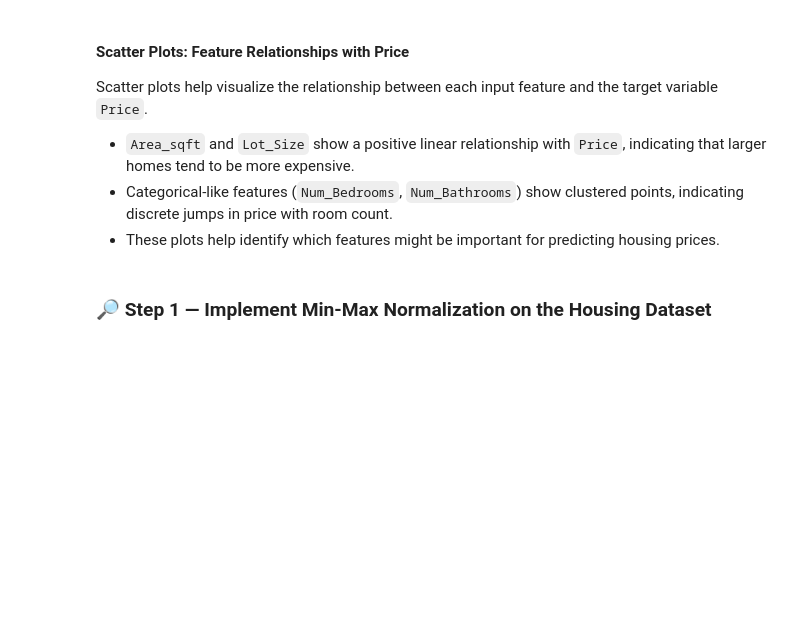
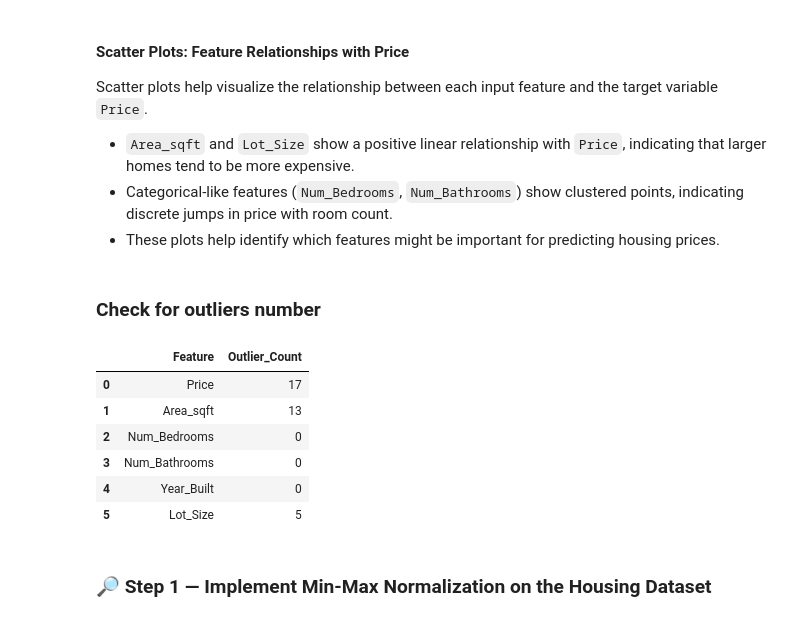
Before and after one commit to MandeepCon/MinMaxNormalization, a Jupyter notebook: MinMax_Normalization_Workshop.ipynb, the cells around one changed output. Cells and saved outputs as stored; diff of their text form; code cells hidden in the pictures; blank space fills up the shorter version.

```diff
--- a/MinMax_Normalization_Workshop.ipynb
+++ b/MinMax_Normalization_Workshop.ipynb
@@ -256,6 +256,33 @@ Scatter plots help visualize the relationship between each input feature and the
 - `Area_sqft` and `Lot_Size` show a positive linear relationship with `Price`, indicating that larger homes tend to be more expensive.
 - Categorical-like features (`Num_Bedrooms`, `Num_Bathrooms`) show clustered points, indicating discrete jumps in price with room count.
 - These plots help identify which features might be important for predicting housing prices.
+# %% [markdown]
+### Check for outliers number
+# %%
+# Function to count outliers using the IQR method
+def count_outliers_iqr(data, column):
+    Q1 = data[column].quantile(0.25)
+    Q3 = data[column].quantile(0.75)
+    IQR = Q3 - Q1
+    lower_bound = Q1 - 1.5 * IQR
+    upper_bound = Q3 + 1.5 * IQR
+    outliers = data[(data[column] < lower_bound) | (data[column] > upper_bound)]
+    return len(outliers)
+
+# Apply to each relevant numeric column
+outlier_counts = {col: count_outliers_iqr(housingdata, col) for col in numeric_cols}
+
+# Convert to DataFrame for display
+outlier_df = pd.DataFrame(list(outlier_counts.items()), columns=['Feature', 'Outlier_Count'])
+outlier_df
+# %% [output]
+|  | Feature | Outlier_Count |
+| 0 | Price | 17 |
+| 1 | Area_sqft | 13 |
+| 2 | Num_Bedrooms | 0 |
+| 3 | Num_Bathrooms | 0 |
+| 4 | Year_Built | 0 |
+| 5 | Lot_Size | 5 |
 # %% [markdown]
 ### 🔎 Step 1 — Implement Min-Max Normalization on the Housing Dataset
 # %%
```
